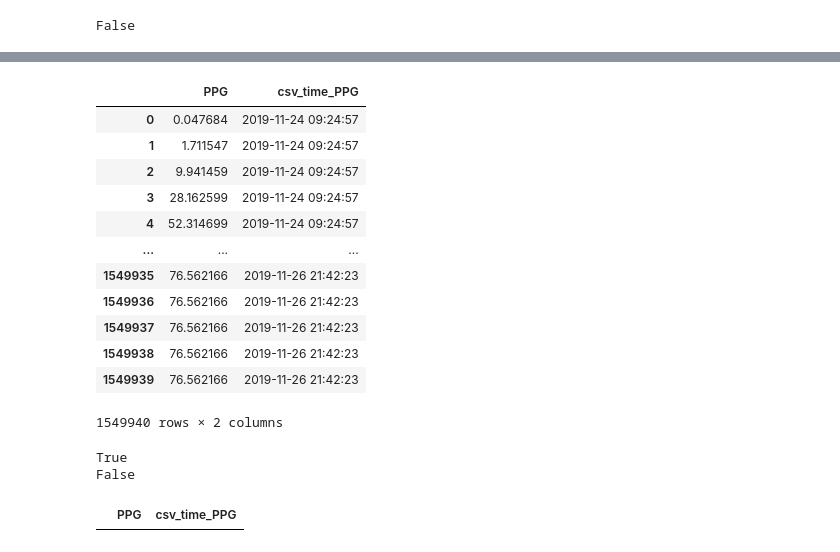
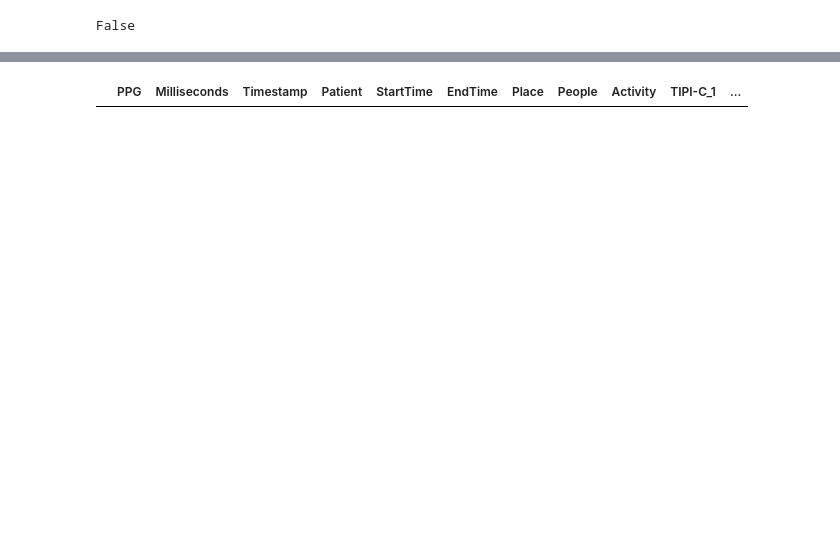
Before and after one commit to prophets-of-eternity/summer-2021-v3, a Jupyter notebook: ACM_PP_v1.ipynb, the cells around one changed output, grey strips where cells are left out. Cells and saved outputs as stored; diff of their text form; code cells hidden in the pictures; blank space fills up the shorter version.

```diff
--- a/ACM_PP_v1.ipynb
+++ b/ACM_PP_v1.ipynb
@@ -385,7 +361,6 @@ def date_time_formatted(date):
     date = date.replace(',','')
     return timeslice_ppg(date)
   except:
-    date = '26-Nov-2019 21:42:23'
     date = datetime.strptime(date, '%d-%b-%Y %H:%M:%S')
     return date
 
@@ -402,9 +377,18 @@ print(date_time_formatted(date1) > date_time_formatted(date2))
 False
 # %%
 
+csvdata = []
+csvdata.append(['Patient','PPG', 'Milliseconds','Timestamp', 'StartTime', 'EndTime', 'Place','People','Activity', 'TIPI-C_1',	'TIPI-C_2',	'TIPI-C_3',	'TIPI-C_4',	'TIPI-C_5',	'PANAS_1', 'PANAS_2','PANAS_3', 'PANAS_4', 'PANAS_5',	'PANAS_6', 'PANAS_7',	'PANAS_8', 'PANAS_9',	'PANAS_10',	'Valence', 'Arousal'])
+
+ppg_signals_only = []
+time_stamps_normal = []
+time_stamps = []
+values = []
+
+break_counter = 5
 
 for index, row in esm_df.iterrows():
-  print(row['Participant ID'])
+  print("Patient:", row['Participant ID'])
 
   patient = get_files("/content/drive/MyDrive/ACMV1/Stress&Mood/Physiol_Rec1/Physiol_Rec/{}".format(row['Participant ID']))
 
@@ -412,8 +396,13 @@ for index, row in esm_df.iterrows():
   exp_end = row['PPGEnd']
 
 
+  exp_start = date_time_formatted(exp_start)
+  exp_end = date_time_formatted(exp_end)
 
   for x in patient:
+
+    if break_counter > 5:
+      break
 
     if ('PPG' in x) and ('gsheet' not in x):
       ppg_data_df = pd.read_csv("/content/drive/MyDrive/ACMV1/Stress&Mood/Physiol_Rec1/Physiol_Rec/{}/{}".format(row['Participant ID'],(x)))
@@ -424,25 +413,49 @@ for index, row in esm_df.iterrows():
       ppg_start = timeslice(time1)
       ppg_end = timeslice(time2)
 
-      exp_start = date_time_formatted(exp_start)
-      exp_end = date_time_formatted(exp_end)
-
-
-      print("Exp Start", type(exp_start))
+      print("Exp Start",exp_start)
       print("Exp End",exp_end)
       print("PPG Start", ppg_start)
       print("PPG End", ppg_end)
 
 
+      ppg_data_df['csv_time_PPG'] = ppg_data_df['csv_time_PPG'].apply(date_time_formatted)
+      # display(ppg_data_df)
 
-      ppg_data_df['csv_time_PPG'] = ppg_data_df['csv_time_PPG'].apply(date_time_formatted)
-      display(ppg_data_df)
 
-      print(ppg_data_df['csv_time_PPG'].iloc[-1] >= exp_start)
-      print(ppg_data_df['csv_time_PPG'].iloc[-1] <= exp_end)
+      print("PPG Random 1", (ppg_data_df['csv_time_PPG'].iloc[42069]))
+
+      # print(ppg_data_df['csv_time_PPG'].iloc[42069] >= exp_start)
+      # print(ppg_data_df['csv_time_PPG'].iloc[42069] <= exp_end)
+
+
+      mexico = ppg_data_df.loc[(ppg_data_df['csv_time_PPG'] >= exp_start) & (ppg_data_df['csv_time_PPG'] <= exp_end)]
+      display(mexico)
+
+
+      if len(mexico) > 0:
+        ppg_signals_only.append(mexico['PPG'])
+        time_stamps_normal.append(mexico['csv_time_PPG'])
+        time_stamps.append(mexico['csv_time_PPG'].map(lambda x: x.timestamp()))
+        values.append([row['Participant ID'],exp_start,exp_end, row['Place of the event'],row['Participating people'],	row['Activity type'], row['TIPI-C_1'],	row['TIPI-C_2'],	row['TIPI-C_3'],	row['TIPI-C_4'], row['TIPI-C_5'],	row['PANAS_1'], row['PANAS_2'], row['PANAS_3'], row['PANAS_4'], row['PANAS_5'], row['PANAS_6'], row['PANAS_7'], row['PANAS_8'], row['PANAS_9'], row['PANAS_10'],row['Valence'], row['Arousal']])
+    break_counter = break_counter + 5
+  break
 
 
 
-      mexico = ppg_data_df.loc[(ppg_data_df['csv_time_PPG'] > exp_start) & (ppg_data_df['csv_time_PPG'] <= exp_end)]
-      display(mexico)
+print(ppg_signals_only)
+print(time_stamps_normal)
+print(time_stamps)
+print(values)
+
+
+df_signals = pd.DataFrame(list(zip(ppg_signals_only, time_stamps_normal, time_stamps)), columns=['PPG', 'Milliseconds','Timestamp'])
+
+new_df = pd.DataFrame(values, columns = ['Patient','StartTime', 'EndTime', 'Place','People','Activity', 'TIPI-C_1',	'TIPI-C_2',	'TIPI-C_3',	'TIPI-C_4',	'TIPI-C_5',	'PANAS_1', 'PANAS_2','PANAS_3', 'PANAS_4', 'PANAS_5',	'PANAS_6', 'PANAS_7',	'PANAS_8', 'PANAS_9',	'PANAS_10',	'Valence', 'Arousal'])
+
+
+frames = [df_signals, new_df]
+
+result = pd.concat(frames, axis=1)
+display(result)
 # %% [output]
@@ -455,16 +468 @@ PPG End 2019-11-25 22:06:45
-|  | PPG | csv_time_PPG |
-| 0 | 0.047684 | 2019-11-24 09:24:57 |
-| 1 | 1.711547 | 2019-11-24 09:24:57 |
-| 2 | 9.941459 | 2019-11-24 09:24:57 |
-| 3 | 28.162599 | 2019-11-24 09:24:57 |
-| 4 | 52.314699 | 2019-11-24 09:24:57 |
-| ... | ... | ... |
-| 1549935 | 76.562166 | 2019-11-26 21:42:23 |
-| 1549936 | 76.562166 | 2019-11-26 21:42:23 |
-| 1549937 | 76.562166 | 2019-11-26 21:42:23 |
-| 1549938 | 76.562166 | 2019-11-26 21:42:23 |
-| 1549939 | 76.562166 | 2019-11-26 21:42:23 |
+|  | PPG | Milliseconds | Timestamp | Patient | StartTime | EndTime | Place | People | Activity | TIPI-C_1 | ... |
-1549940 rows × 2 columns
-True
-False
-|  | PPG | csv_time_PPG |
```
Also changed, not shown: parts of 9 cells of this notebook.
